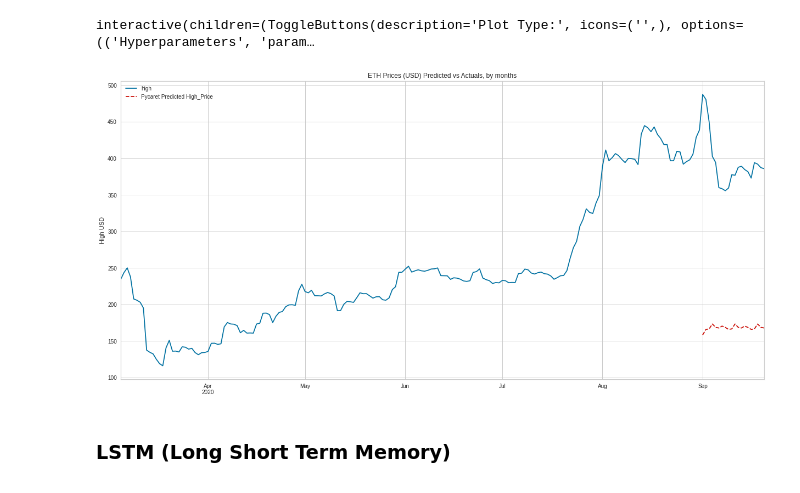
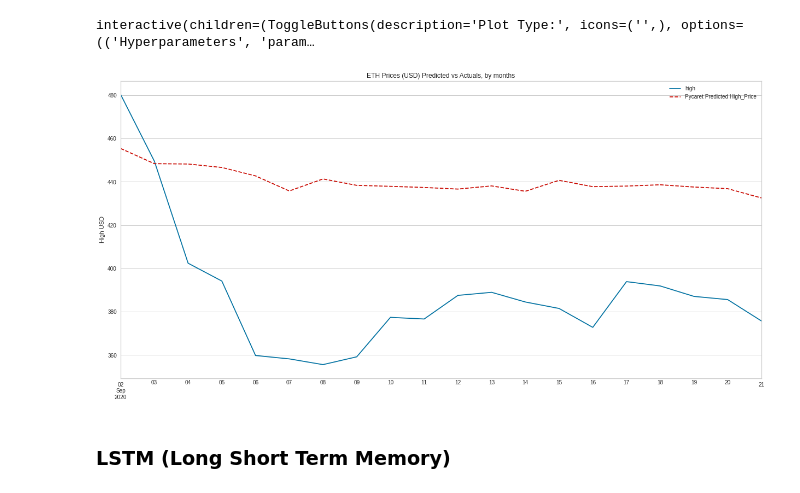
Before and after one commit to juan-ivan-NV/Btc_trading, a Jupyter notebook: Data_extraction_and_models_comparison.ipynb, the cells around one changed output. Saved outputs shown, nothing was run; the diff lists cells and outputs as text; code cells hidden in the pictures.

Commit message:
Pycaret improved

```diff
--- a/Data_extraction_and_models_comparison.ipynb
+++ b/Data_extraction_and_models_comparison.ipynb
@@ -559,20 +548,20 @@ interactive(children=(ToggleButtons(description='Plot Type:', icons=('',), optio
 # %%
 # ► Stage of predictions taking only dates
 
-datat = pd.DataFrame(my_coin_forecast_cp.index).rename(columns={0: "index"})
-lr_pred_new = predict_model(blender_top3, data = datat)
+lr_pred_new = predict_model(blender_top3, data = X_test)
 # %%
-my_coin_forecast_cp['pycaret_high'] = lr_pred_new['Label'].values
+my_coin_forecast_cp['pycaret_high'] = lr_pred_new['Label']
+my_coin_forecast_cp['pycaret_high'][-20:] = lr_pred_new['Label']
 # %%
 plt.figure(figsize=(21,10))
-my_coin_forecast_cp.high[-200:].plot()
+my_coin_forecast_cp.high[-20:].plot()
 my_coin_forecast_cp.pycaret_high[-20:].plot(color='r', ls='--', label='Pycaret Predicted High_Price')
 plt.legend()
 plt.title('ETH Prices (USD) Predicted vs Actuals, by months')
 plt.ylabel('High USD')
 plt.show()
 # %% [output]
-[figure, old version]
+[figure, new version]
 # %% [markdown]
 ### LSTM (Long Short Term Memory)
 # %% [markdown]
```
Also changed, not shown: parts of 17 cells of this notebook.
